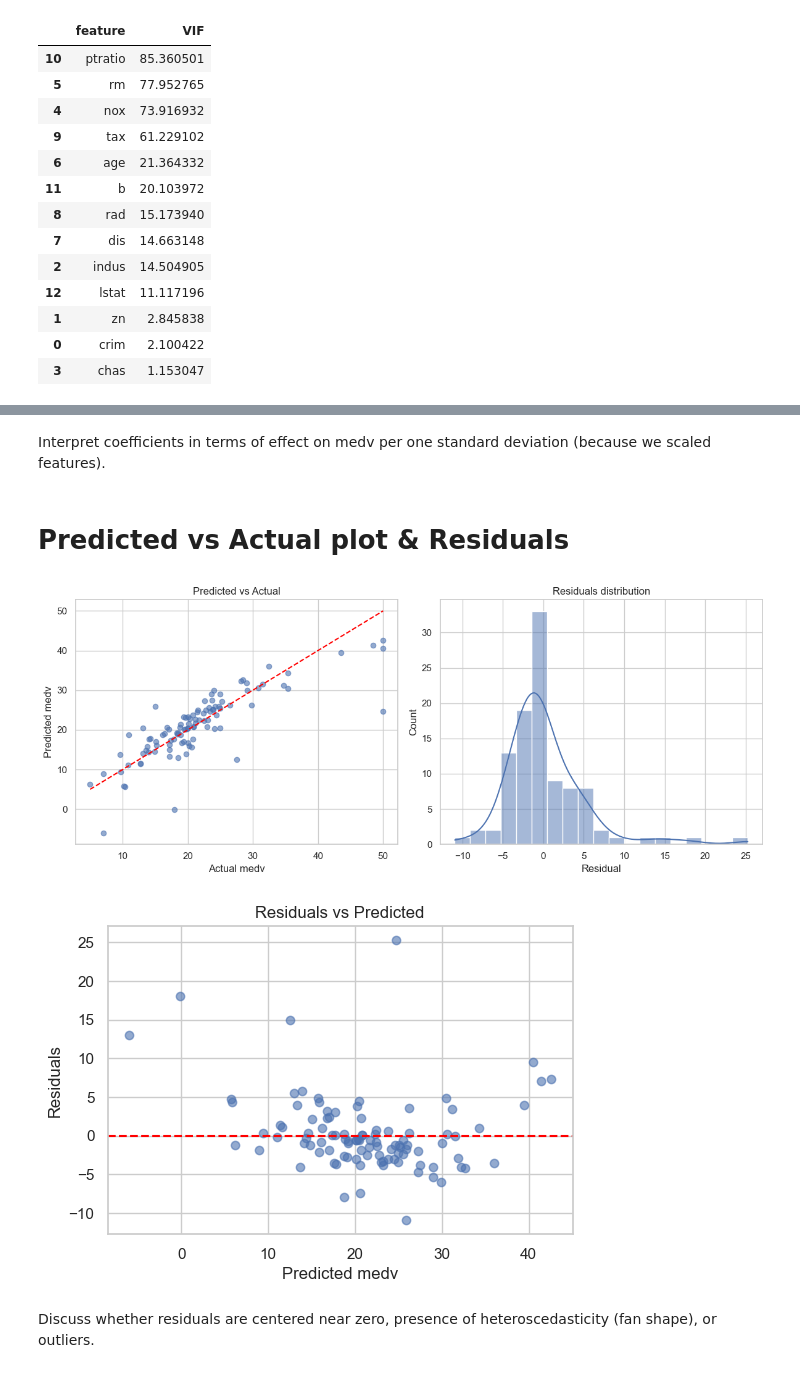
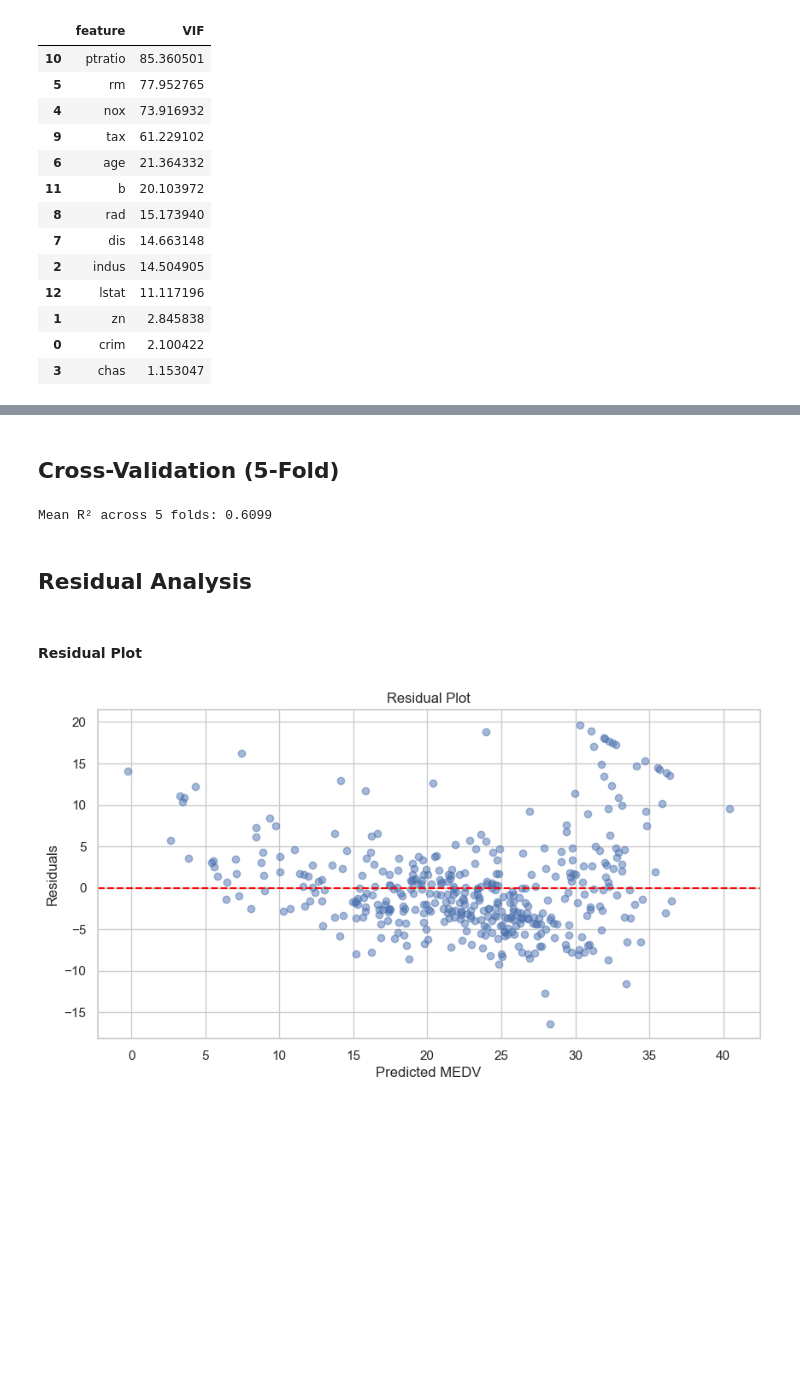
Before and after one commit to mk251-stack/INDE-577-Final-Project, a Jupyter notebook: src/supervised/Linear Regression/Linear_Regression.ipynb, the cells around one changed output, grey strips where cells are left out. Saved outputs shown, nothing was run; the diff lists cells and outputs as text; code cells hidden in the pictures; blank space fills up the shorter version.

```diff
--- a/src/supervised/Linear Regression/Linear_Regression.ipynb
+++ b/src/supervised/Linear Regression/Linear_Regression.ipynb
@@ -275 +475,4 @@ Explain VIF: values > 5–10 indicate multicollinearity concerns. Suggest removi
+# %%
+# Final predictor set after VIF reduction
+final_features = list(X_vif_iter.columns)
 # %% [markdown]
@@ -352,16 +570,5 @@ Explain that using pinv gives a numerically stable pseudo-inverse; mention limit
 # %%
-# Step 11 — Scikit-learn LinearRegression for production-grade results and comparison
-sk_model = LinearRegression()
-sk_model.fit(X_train, y_train)
-y_pred_sk = sk_model.predict(X_test)
-
-print("Sklearn LinearRegression MSE:", mean_squared_error(y_test, y_pred_sk))
-print("Sklearn LinearRegression R2:", r2_score(y_test, y_pred_sk))
-
-# Coefficients table
-coef_df = pd.DataFrame({
-    "feature": X_train.columns,
-    "coef": sk_model.coef_
-}).sort_values(by="coef", key=lambda s: s.abs(), ascending=False)
-coef_df.head(15)
+model = AdvancedLinearRegression()
+model.fit(X_train, y_train)
+model.summary(X_train, y_train, final_features)
 # %% [output]
@@ -384,40 +587,38 @@ Sklearn LinearRegression R2: 0.6670410591068326
-# %% [markdown]
-Interpret coefficients in terms of effect on medv per one standard deviation (because we scaled features).
 # %% [markdown]
 
 
-# Predicted vs Actual plot & Residuals
+## Cross-Validation (5-Fold)
 # %%
-# Step 12 — Predicted vs Actual and Residual analysis
-plt.figure(figsize=(12,5))
-plt.subplot(1,2,1)
-plt.scatter(y_test, y_pred_sk, alpha=0.6)
-plt.plot([y_test.min(), y_test.max()], [y_test.min(), y_test.max()], color='red', linestyle='--')
-plt.xlabel("Actual medv")
-plt.ylabel("Predicted medv")
-plt.title("Predicted vs Actual")
+kf = KFold(n_splits=5, shuffle=True, random_state=42)
+scores = []
 
-plt.subplot(1,2,2)
-residuals = y_test - y_pred_sk
-sns.histplot(residuals, kde=True)
-plt.title("Residuals distribution")
-plt.xlabel("Residual")
-plt.tight_layout()
-plt.show()
+for train_idx, test_idx in kf.split(X_scaled):
+    X_train_cv, X_test_cv = X_scaled.iloc[train_idx], X_scaled.iloc[test_idx]
+    y_train_cv, y_test_cv = y.iloc[train_idx], y.iloc[test_idx]
 
-# Residuals vs Predicted
-plt.figure(figsize=(6,4))
-plt.scatter(y_pred_sk, residuals, alpha=0.6)
-plt.axhline(0, color='red', linestyle='--')
-plt.xlabel("Predicted medv")
-plt.ylabel("Residuals")
-plt.title("Residuals vs Predicted")
-plt.show()
+    m = AdvancedLinearRegression()
+    m.fit(X_train_cv, y_train_cv)
+    preds = m.predict(X_test_cv)
+    scores.append(m.r_squared(y_test_cv, preds))
+
+print(f"Mean R² across 5 folds: {np.mean(scores):.4f}")
 # %% [output]
-[figure, removed]
-[figure, removed]
+Mean R² across 5 folds: 0.6099
 # %% [markdown]
-Discuss whether residuals are centered near zero, presence of heteroscedasticity (fan shape), or outliers.
+## Residual Analysis
+# %% [markdown]
+#### Residual Plot
+# %%
+plt.figure(figsize=(10,5))
+plt.scatter(model.predict(X_train), model.residuals_, alpha=0.5)
+plt.axhline(0, color='red', linestyle='--')
+plt.xlabel("Predicted MEDV")
+plt.ylabel("Residuals")
+plt.title("Residual Plot")
+plt.grid(True)
+plt.show()
+# %% [output]
+[figure, added]
 # %% [markdown]
 
 
```
Also changed, not shown: parts of 44 cells of this notebook.
